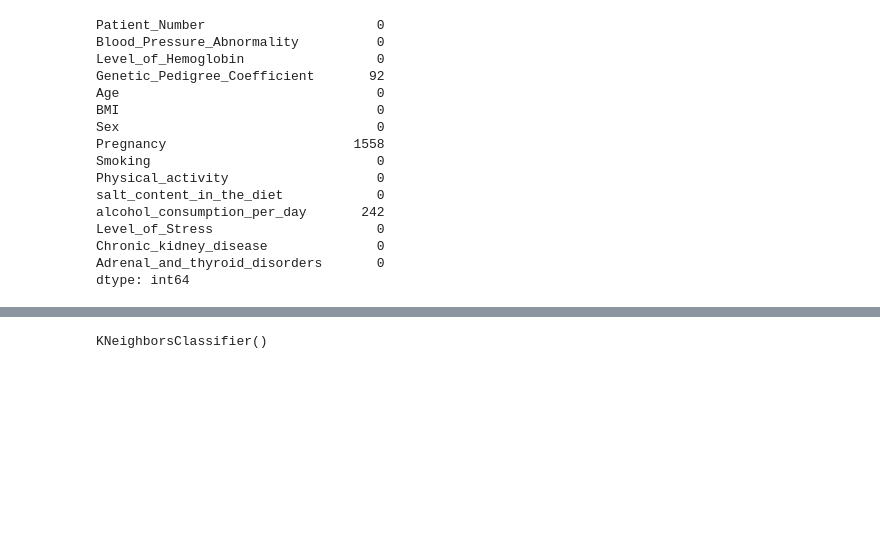
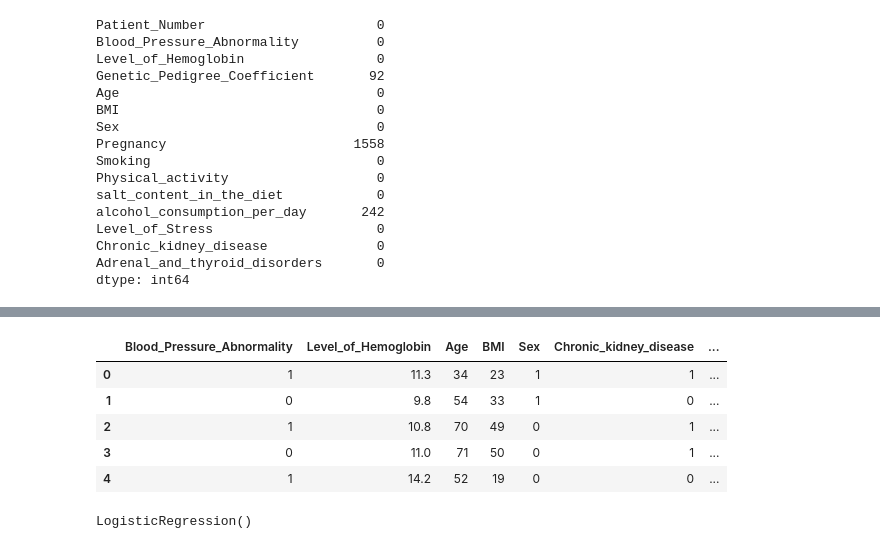
Before and after one commit to xvinay28x/bloood_pressure_prediction, a Jupyter notebook: Untitled.ipynb, the cells around one changed output, grey strips where cells are left out. Cells and saved outputs as stored; diff of their text form; code cells hidden in the pictures; blank space fills up the shorter version.

```diff
--- a/Untitled.ipynb
+++ b/Untitled.ipynb
@@ -54,3 +105,13 @@ df.drop(["Patient_Number","Genetic_Pedigree_Coefficient","Physical_activity","sa
+# %%
+df["Level_of_Hemoglobin"] = round(df["Level_of_Hemoglobin"],1)
+df.head()
+# %% [output]
+|  | Blood_Pressure_Abnormality | Level_of_Hemoglobin | Age | BMI | Sex | Chronic_kidney_disease | ... |
+| 0 | 1 | 11.3 | 34 | 23 | 1 | 1 | ... |
+| 1 | 0 | 9.8 | 54 | 33 | 1 | 0 | ... |
+| 2 | 1 | 10.8 | 70 | 49 | 0 | 1 | ... |
+| 3 | 0 | 11.0 | 71 | 50 | 0 | 1 | ... |
+| 4 | 1 | 14.2 | 52 | 19 | 0 | 0 | ... |
 # %%
 df.fillna(0,inplace = True)
 # %%
@@ -66,11 +127,11 @@ scaler = StandardScaler()
 x_train = scaler.fit_transform(x_train)
 x_test = scaler.transform(x_test)
 # %%
-from sklearn.neighbors import KNeighborsClassifier
-model = KNeighborsClassifier(n_neighbors=5)
+from sklearn.linear_model import LogisticRegression
+model = LogisticRegression()
 model.fit(x_train, y_train)
 # %% [output]
-KNeighborsClassifier()
+LogisticRegression()
 # %%
 predicted = model.predict(x_test)
 # %%
```
Also changed, not shown: parts of 13 cells of this notebook, 1 other file.
